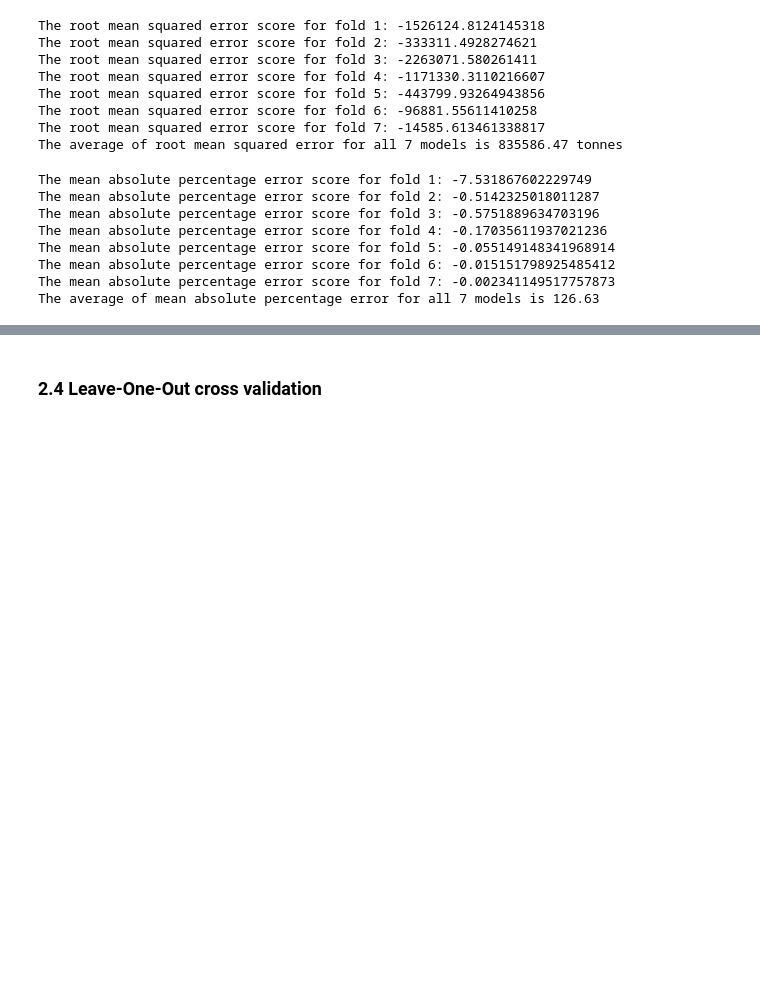
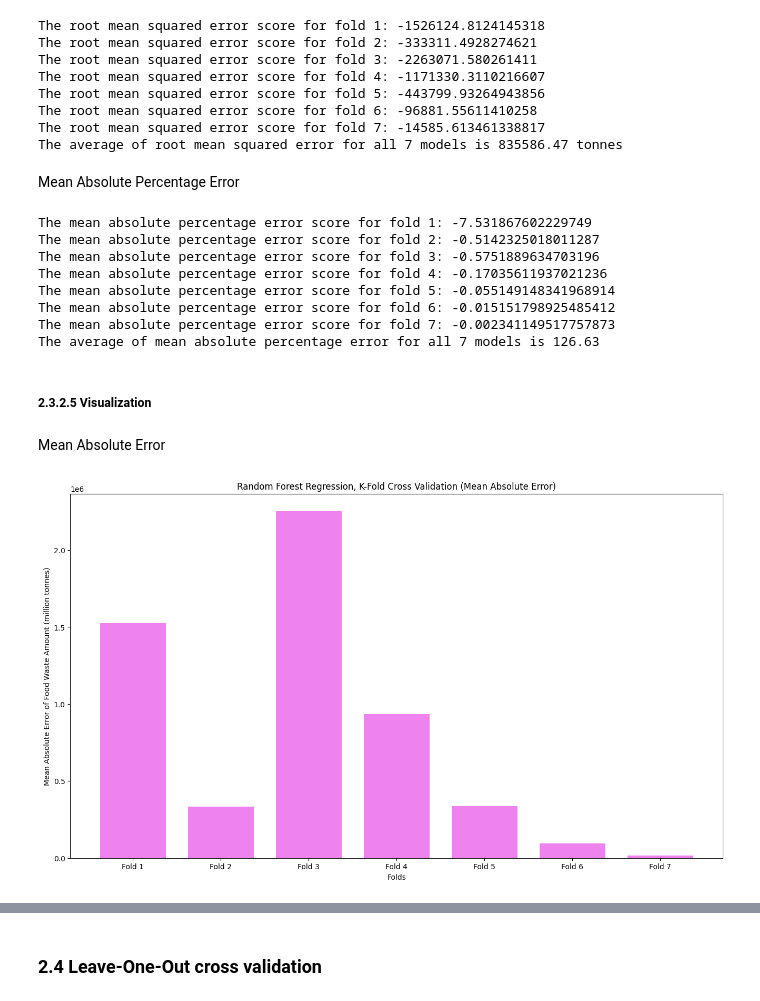
Before and after one commit to cajuon/RFR-on-Predicting-Food-Waste-Amount, a Jupyter notebook: random-forest-regression.ipynb, the cells around one changed output, grey strips where cells are left out. Drawn from its saved outputs; the diff is of its cells as text; code cells hidden in the pictures; blank space fills up the shorter version.

```diff
--- a/random-forest-regression.ipynb
+++ b/random-forest-regression.ipynb
@@ -501,0 +572,27 @@ plt.show()
+# %%
+# Dictionaries for average of all errors
+k_mae_dict_non = dict()
+k_rmse_dict_non = dict()
+k_mape_dict_non = dict()
+
+# Test score dictionaries
+ts_mae_dict_non = dict()
+ts_rmse_dict_non = dict()
+ts_mape_dict_non = dict()
+
+for a in range(2, 8): # Fold 2 - Fold 7
+    kfold = KFold(n_splits = a, shuffle = False)
+
+    results1 = cross_validate(RFRmodel_kfold, x, y, scoring = 'neg_mean_absolute_error', cv = kfold)
+    results2 = cross_validate(RFRmodel_kfold, x, y, scoring = 'neg_root_mean_squared_error', cv = kfold)
+    results3 = cross_validate(RFRmodel_kfold, x, y, scoring = 'neg_mean_absolute_percentage_error', cv = kfold)
+
+    key = str(a)
+
+    ts_mae_dict_non[key] = list(absolute(results1['test_score']))
+    ts_rmse_dict_non[key] = list(absolute(results2['test_score']))
+    ts_mape_dict_non[key] = list(absolute(results3['test_score']))
+
+    k_mae_dict_non[key] = mean(absolute(results1['test_score']))
+    k_rmse_dict_non[key] = mean(absolute(results2['test_score']))
+    k_mape_dict_non[key] = mean(absolute(results3['test_score']))
@@ -510,3 +677,4 @@ RFRmodel_kfold = RandomForestRegressor(n_estimators = RFR_num_estmtr, random_sta
 # %%
 # Create the k-fold object
-kfold = KFold(n_splits = 7, shuffle = False)
+fold = 7
+kfold = KFold(n_splits = fold, shuffle = False)
@@ -542,6 +716,8 @@ The root mean squared error score for fold 5: -443799.93264943856
 The root mean squared error score for fold 6: -96881.55611410258
 The root mean squared error score for fold 7: -14585.613461338817
 The average of root mean squared error for all 7 models is 835586.47 tonnes
+# %% [markdown]
+Mean Absolute Percentage Error
 # %%
 results3 = cross_validate(RFRmodel_kfold, x, y, scoring = 'neg_mean_absolute_percentage_error', cv = kfold)
 
@@ -558,3 +734,23 @@ The mean absolute percentage error score for fold 5: -0.055149148341968914
 The mean absolute percentage error score for fold 6: -0.015151798925485412
 The mean absolute percentage error score for fold 7: -0.002341149517757873
 The average of mean absolute percentage error for all 7 models is 126.63
+# %% [markdown]
+##### 2.3.2.5 Visualization
+# %%
+xaxis = list()
+
+for a in range(fold):
+    xaxis.append('Fold %d' % (a + 1))
+# %% [markdown]
+Mean Absolute Error
+# %%
+bar_width = .75
+
+plt.figure(figsize = (16, 9))
+plt.bar(xaxis, absolute(results1['test_score']), bar_width, color = "violet")
+plt.xlabel("Folds")
+plt.ylabel("Mean Absolute Error of Food Waste Amount (million tonnes)")
+plt.title("Random Forest Regression, K-Fold Cross Validation (Mean Absolute Error)")
+plt.show()
+# %% [output]
+[figure, added]
```
Also changed, not shown: parts of 105 cells of this notebook.
